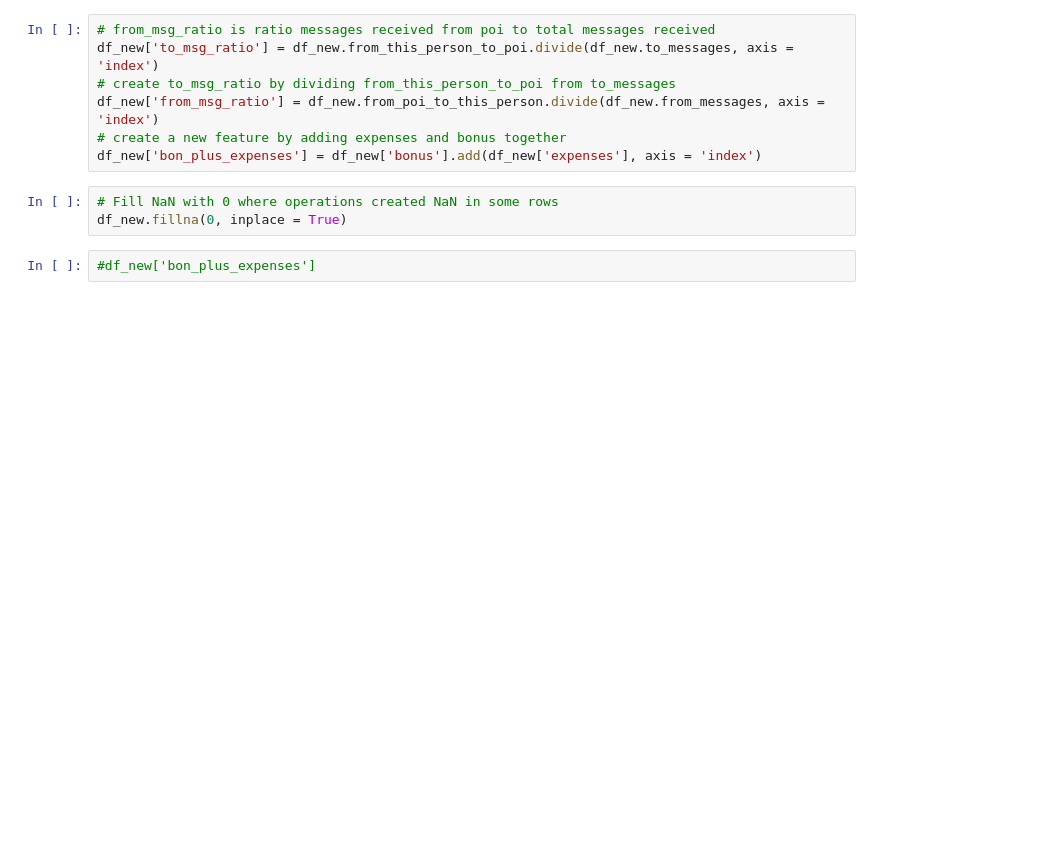
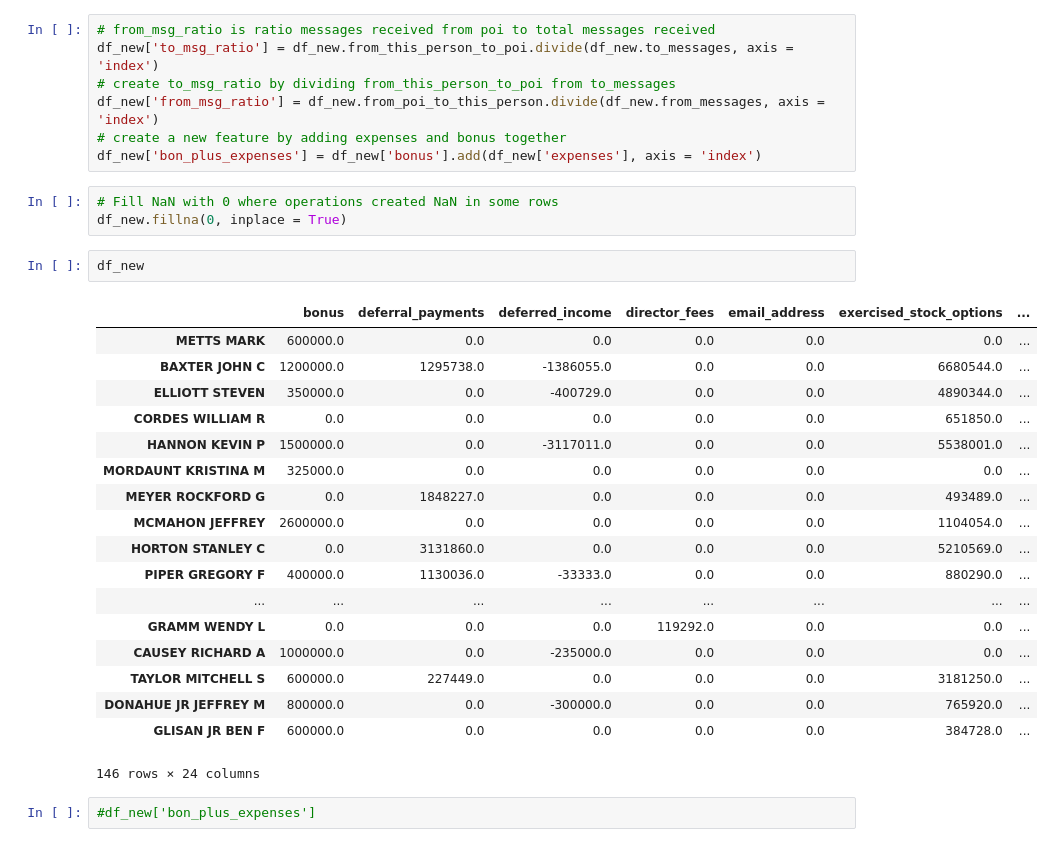
Before and after one commit to SpecCRA/enron_dataset_ml_project, a Jupyter notebook: poi_id.ipynb, the cells around one changed output. Saved outputs shown, nothing was run; the diff lists cells and outputs as text; blank space fills up the shorter version.

```diff
--- a/poi_id.ipynb
+++ b/poi_id.ipynb
@@ -84,6 +84,27 @@ df_new['bon_plus_expenses'] = df_new['bonus'].add(df_new['expenses'], axis = 'in
 # %%
 # Fill NaN with 0 where operations created NaN in some rows
 df_new.fillna(0, inplace = True)
+# %%
+df_new
+# %% [output]
+|  | bonus | deferral_payments | deferred_income | director_fees | email_address | exercised_stock_options | ... |
+| METTS MARK | 600000.0 | 0.0 | 0.0 | 0.0 | 0.0 | 0.0 | ... |
+| BAXTER JOHN C | 1200000.0 | 1295738.0 | -1386055.0 | 0.0 | 0.0 | 6680544.0 | ... |
+| ELLIOTT STEVEN | 350000.0 | 0.0 | -400729.0 | 0.0 | 0.0 | 4890344.0 | ... |
+| CORDES WILLIAM R | 0.0 | 0.0 | 0.0 | 0.0 | 0.0 | 651850.0 | ... |
+| HANNON KEVIN P | 1500000.0 | 0.0 | -3117011.0 | 0.0 | 0.0 | 5538001.0 | ... |
+| MORDAUNT KRISTINA M | 325000.0 | 0.0 | 0.0 | 0.0 | 0.0 | 0.0 | ... |
+| MEYER ROCKFORD G | 0.0 | 1848227.0 | 0.0 | 0.0 | 0.0 | 493489.0 | ... |
+| MCMAHON JEFFREY | 2600000.0 | 0.0 | 0.0 | 0.0 | 0.0 | 1104054.0 | ... |
+| HORTON STANLEY C | 0.0 | 3131860.0 | 0.0 | 0.0 | 0.0 | 5210569.0 | ... |
+| PIPER GREGORY F | 400000.0 | 1130036.0 | -33333.0 | 0.0 | 0.0 | 880290.0 | ... |
+| ... | ... | ... | ... | ... | ... | ... | ... |
+| GRAMM WENDY L | 0.0 | 0.0 | 0.0 | 119292.0 | 0.0 | 0.0 | ... |
+| CAUSEY RICHARD A | 1000000.0 | 0.0 | -235000.0 | 0.0 | 0.0 | 0.0 | ... |
+| TAYLOR MITCHELL S | 600000.0 | 227449.0 | 0.0 | 0.0 | 0.0 | 3181250.0 | ... |
+| DONAHUE JR JEFFREY M | 800000.0 | 0.0 | -300000.0 | 0.0 | 0.0 | 765920.0 | ... |
+| GLISAN JR BEN F | 600000.0 | 0.0 | 0.0 | 0.0 | 0.0 | 384728.0 | ... |
+146 rows × 24 columns
 # %%
 #df_new['bon_plus_expenses']
 # %%
```
Also changed, not shown: parts of 6 cells of this notebook.
